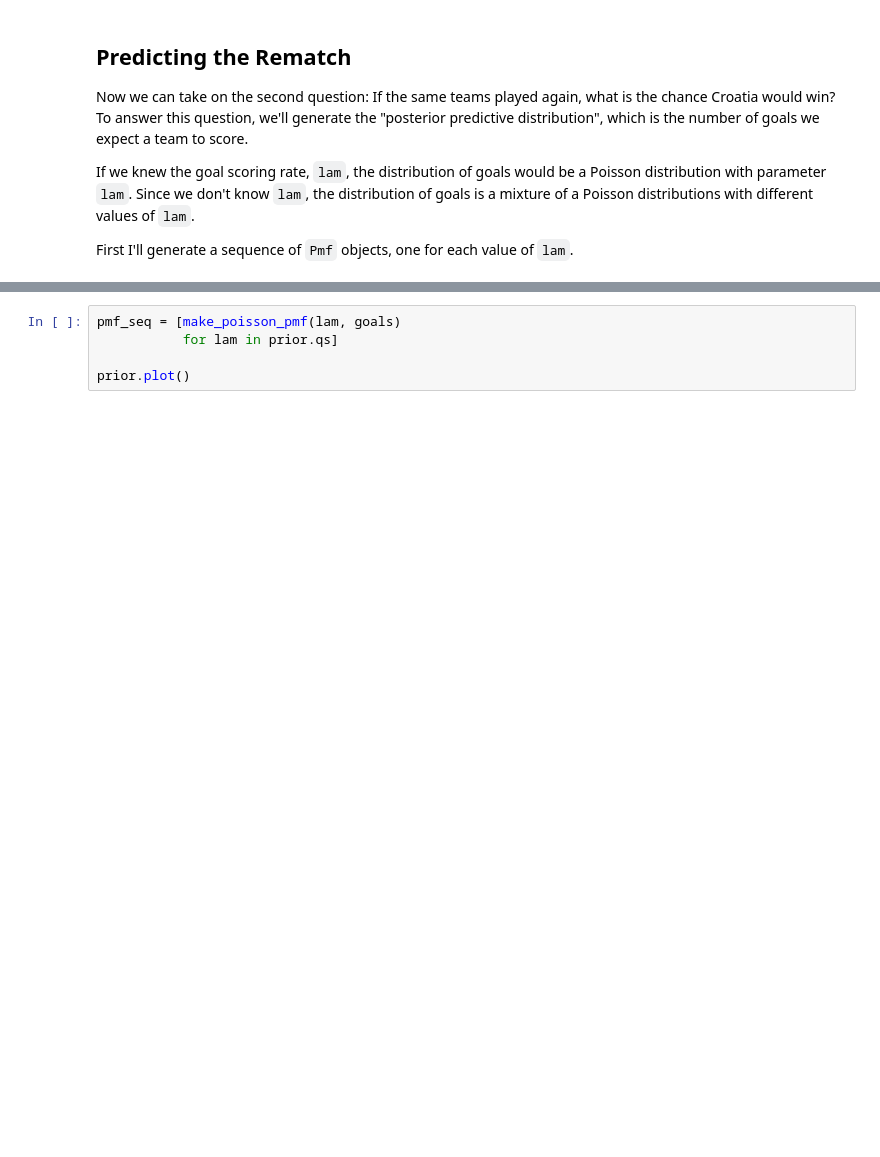
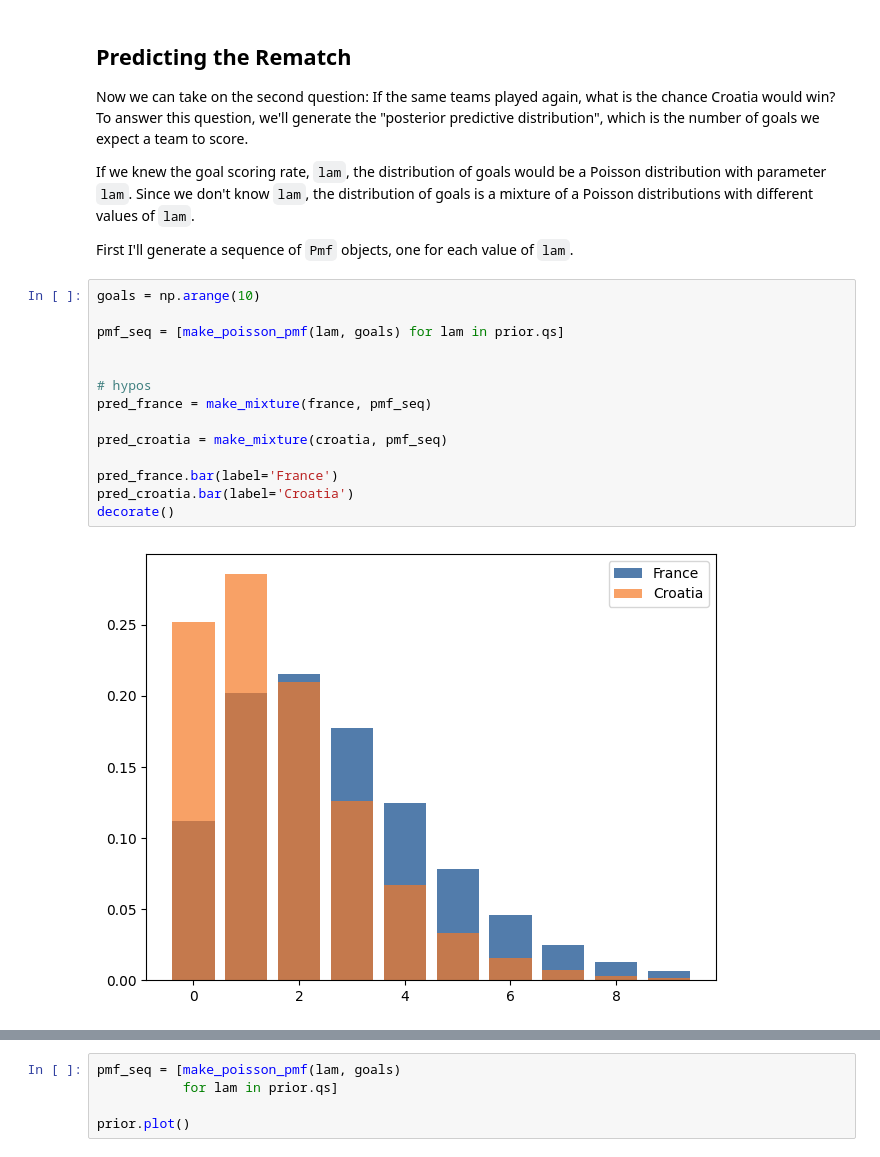
Before and after one commit to mat-ej/ThinkBayes2, a Jupyter notebook: notebooks/chap08.ipynb, the cells around one changed output, grey strips where cells are left out. Drawn from its saved outputs; the diff is of its cells as text; blank space fills up the shorter version.

```diff
--- a/notebooks/chap08.ipynb
+++ b/notebooks/chap08.ipynb
@@ -431,3 +427,19 @@ If we knew the goal scoring rate, `lam`, the distribution of goals would be a Po
 Since we don't know `lam`, the distribution of goals is a mixture of a Poisson distributions with different values of `lam`.
 
 First I'll generate a sequence of `Pmf` objects, one for each value of `lam`.
+# %%
+goals = np.arange(10)
+
+pmf_seq = [make_poisson_pmf(lam, goals) for lam in prior.qs]
+
+
+# hypos
+pred_france = make_mixture(france, pmf_seq)
+
+pred_croatia = make_mixture(croatia, pmf_seq)
+
+pred_france.bar(label='France')
+pred_croatia.bar(label='Croatia')
+decorate()
+# %% [output]
+[figure, added]
```
Also changed, not shown: parts of 10 cells of this notebook.
